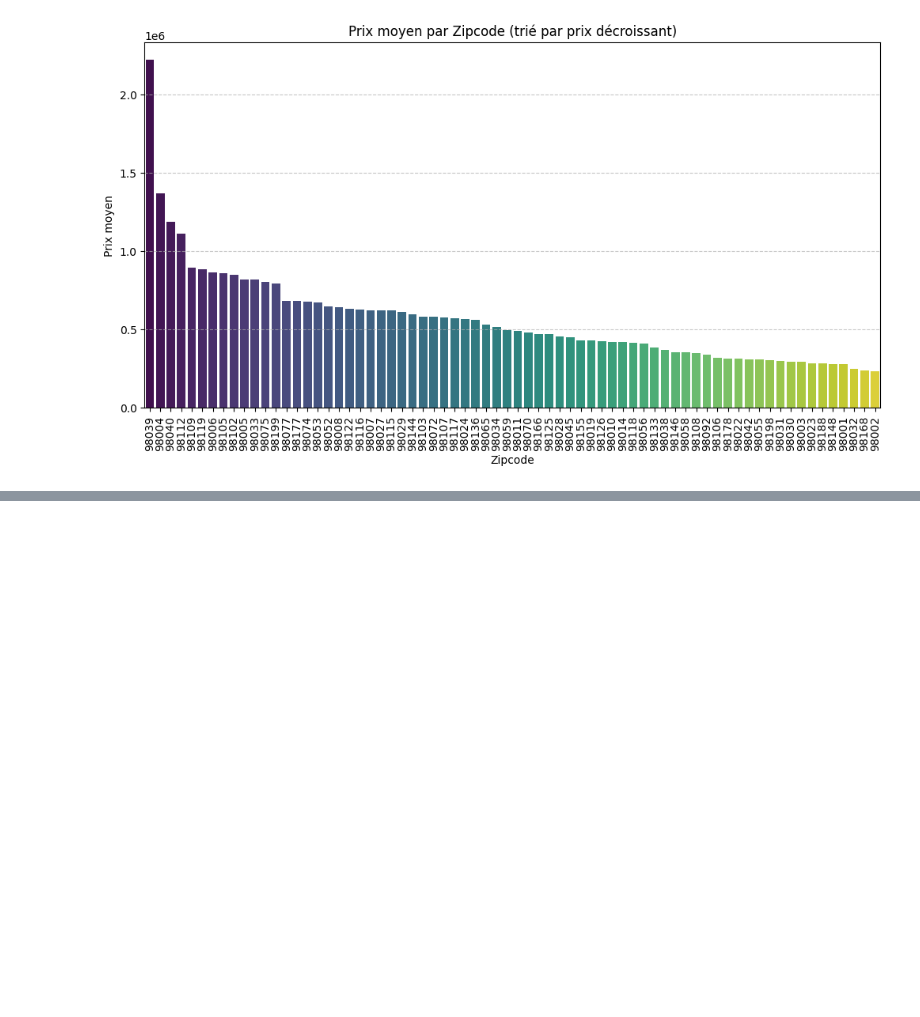
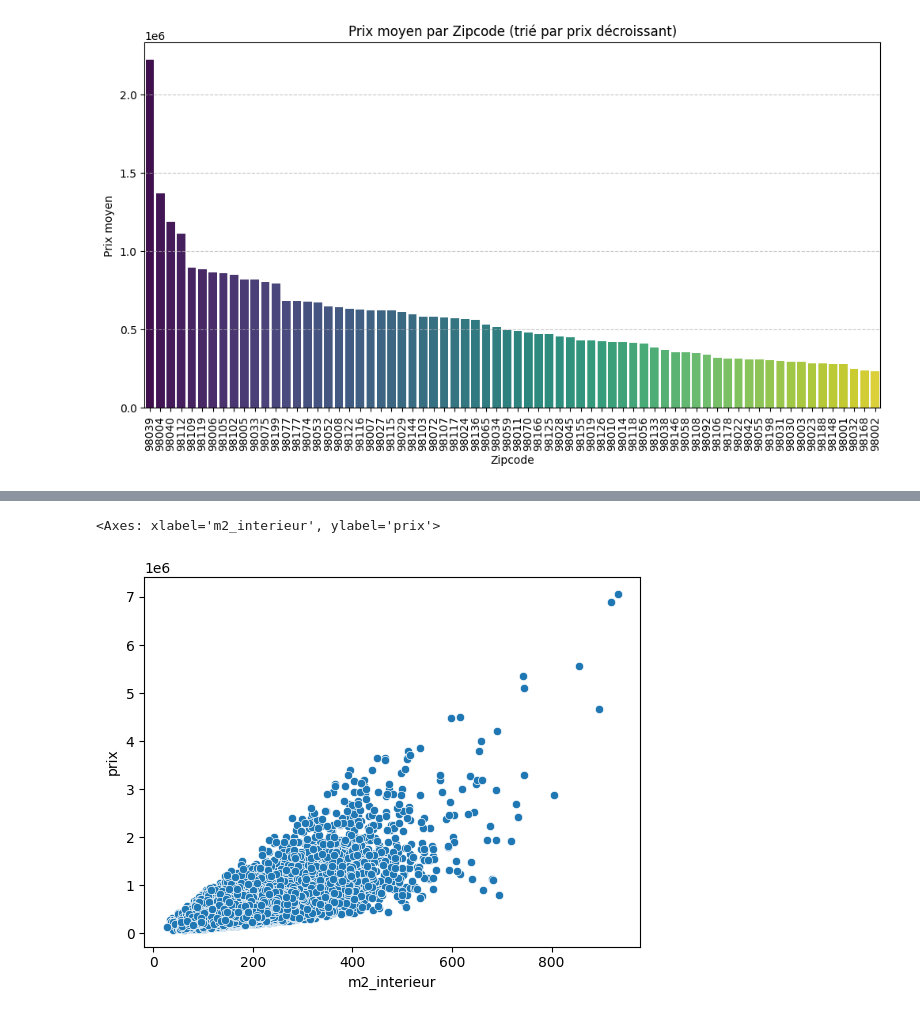
Before and after one commit to paulqevan/real_estate, a Jupyter notebook: feature_eng.ipynb, the cells around one changed output, grey strips where cells are left out. Cells and saved outputs as stored; diff of their text form; code cells hidden in the pictures; blank space fills up the shorter version.

```diff
--- a/feature_eng.ipynb
+++ b/feature_eng.ipynb
@@ -65 +81,7 @@ Passing `palette` without assigning `hue` is deprecated and will be removed in v
 [figure]
+# %%
+df.head()
+sns.scatterplot(x=df['m2_interieur'],y=df['prix'])
+# %% [output]
+<Axes: xlabel='m2_interieur', ylabel='prix'>
+[figure, added]
```
Also changed, not shown: parts of 6 cells of this notebook, 1 other file.
